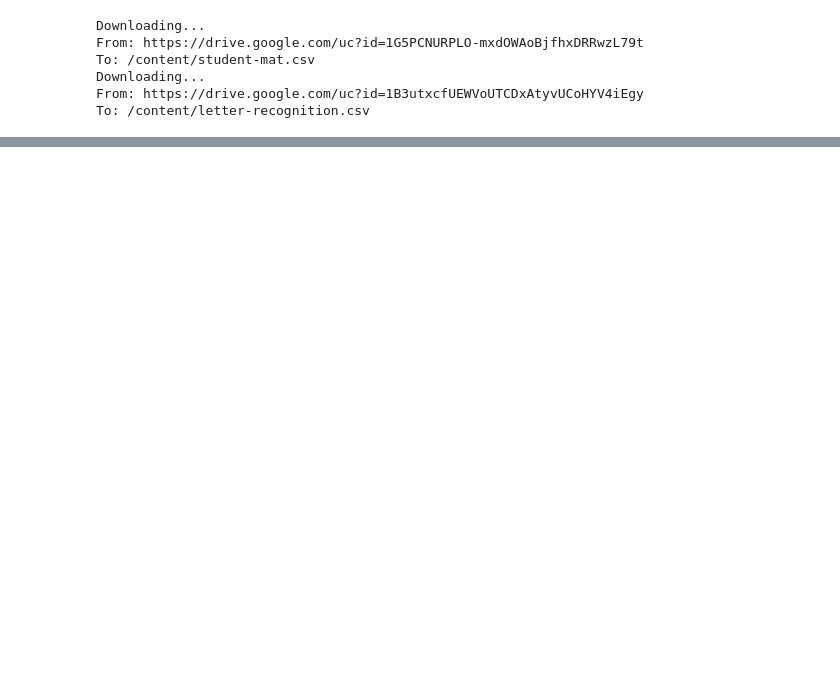
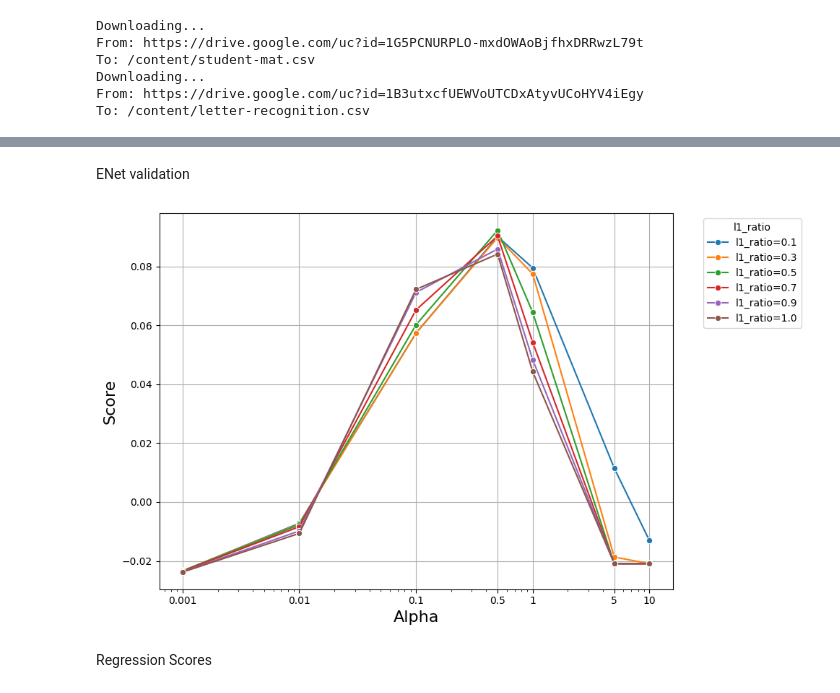
Before and after one commit to ntmdrgl/CSCI-164, a Jupyter notebook: csci_164_project.ipynb, the cells around one changed output, grey strips where cells are left out. Saved outputs shown, nothing was run; the diff lists cells and outputs as text; code cells hidden in the pictures; blank space fills up the shorter version.

```diff
--- a/csci_164_project.ipynb
+++ b/csci_164_project.ipynb
@@ -69,0 +186,37 @@ letter.drop_duplicates()
+# %% [markdown]
+ENet validation
+# %%
+# Set up plot
+plt.figure(figsize=(10, 6))
+
+# For each l1_ratio, plot a validation curve across alphas
+for l1 in l1_ratios:
+    elastic_net = ElasticNet(l1_ratio=l1, max_iter=10000)
+
+    train_scores, test_scores = validation_curve(
+        elastic_net, X_train, np.ravel(y_train),
+        param_name='alpha', param_range=alphas, cv=kf
+    )
+
+    # Mean and std of scores
+    train_scores_mean = np.mean(train_scores, axis=1)
+    train_scores_std = np.std(train_scores, axis=1)
+    test_scores_mean = np.mean(test_scores, axis=1)
+    test_scores_std = np.std(test_scores, axis=1)
+
+    # Plot only validation mean scores (for readability)
+    sns.lineplot(x=alphas, y=test_scores_mean, label=f'l1_ratio={l1}', marker='o')
+
+# Plot settings
+plt.xscale('log')  # alpha is better viewed on log scale
+plt.xticks(alphas, labels=[str(a) for a in alphas])  # <-- Format x-ticks nicely
+plt.xlabel('Alpha', fontsize=16)
+plt.ylabel('Score', fontsize=16)
+plt.legend(title='l1_ratio', bbox_to_anchor=(1.05, 1), loc='upper left')
+plt.grid(True)
+plt.tight_layout()
+plt.show()
+# %% [output]
+[figure, added]
+# %% [markdown]
+Regression Scores
```
Also changed, not shown: parts of 28 cells of this notebook.
